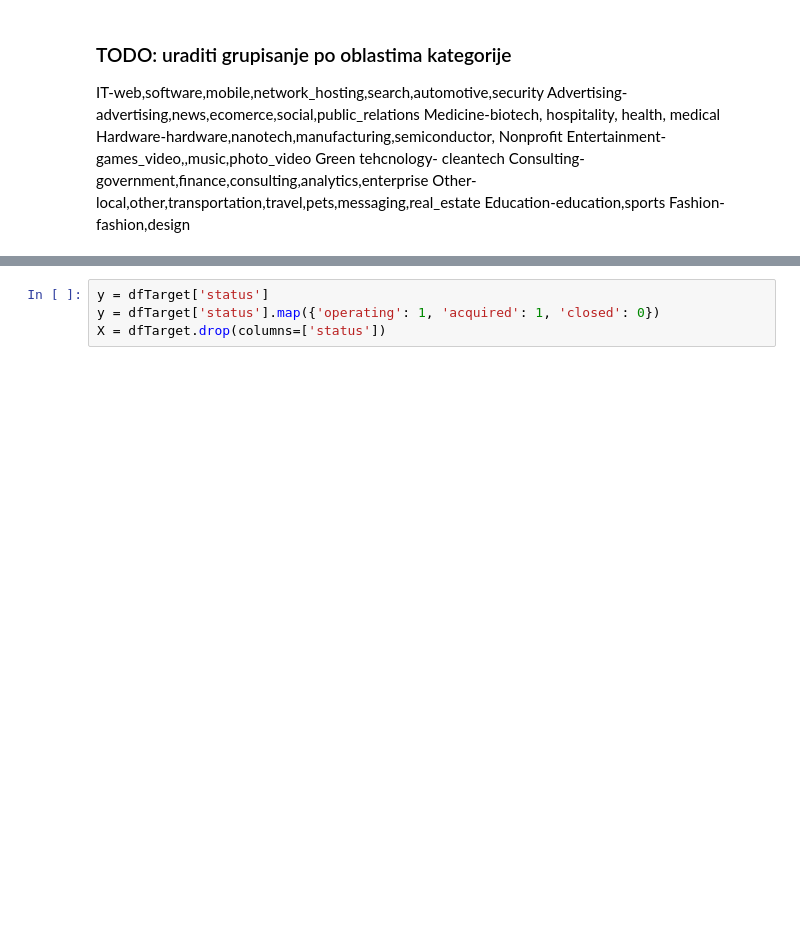
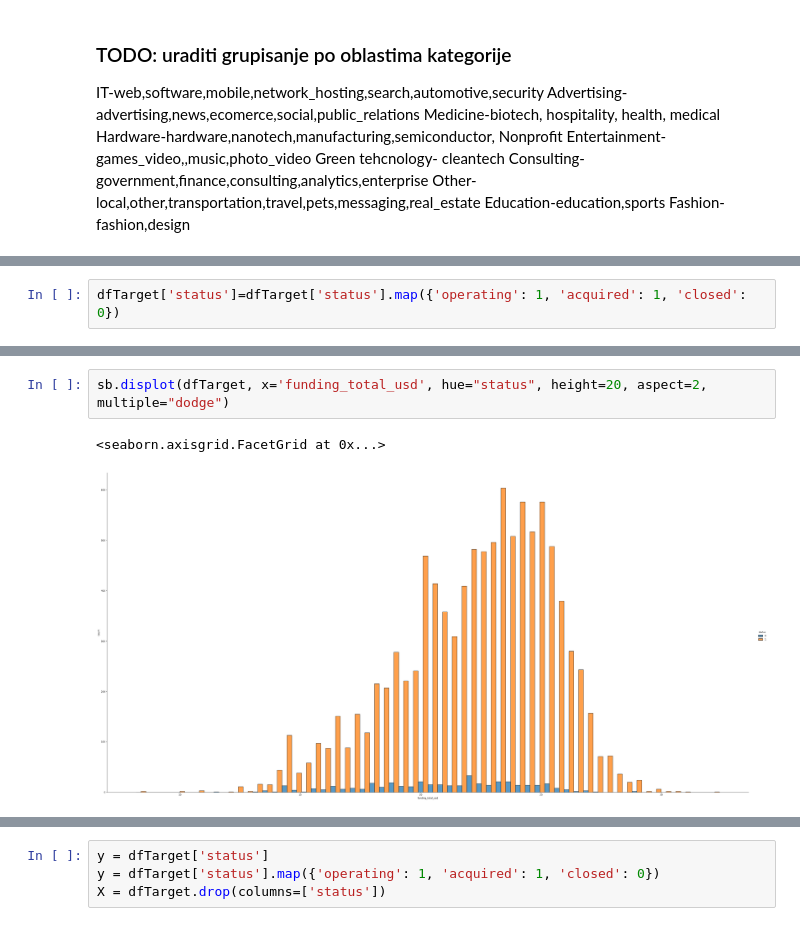
Before and after one commit to djordjekrsmanovic/siap, a Jupyter notebook: KT1.ipynb, the cells around one changed output, grey strips where cells are left out. Drawn from its saved outputs; the diff is of its cells as text; blank space fills up the shorter version.

```diff
--- a/KT1.ipynb
+++ b/KT1.ipynb
@@ -326,0 +257,2 @@ dfTarget = pandas.concat([dfTarget, entity_type_one_hot], axis=1)
+# %%
+dfTarget['status']=dfTarget['status'].map({'operating': 1, 'acquired': 1, 'closed': 0})
@@ -345,0 +369,5 @@ dfTarget
+# %%
+sb.displot(dfTarget, x='funding_total_usd', hue="status", height=20, aspect=2, multiple="dodge")
+# %% [output]
+<seaborn.axisgrid.FacetGrid at 0x...>
+[figure, added]
```
Also changed, not shown: parts of 113 cells of this notebook, 8 other files.
